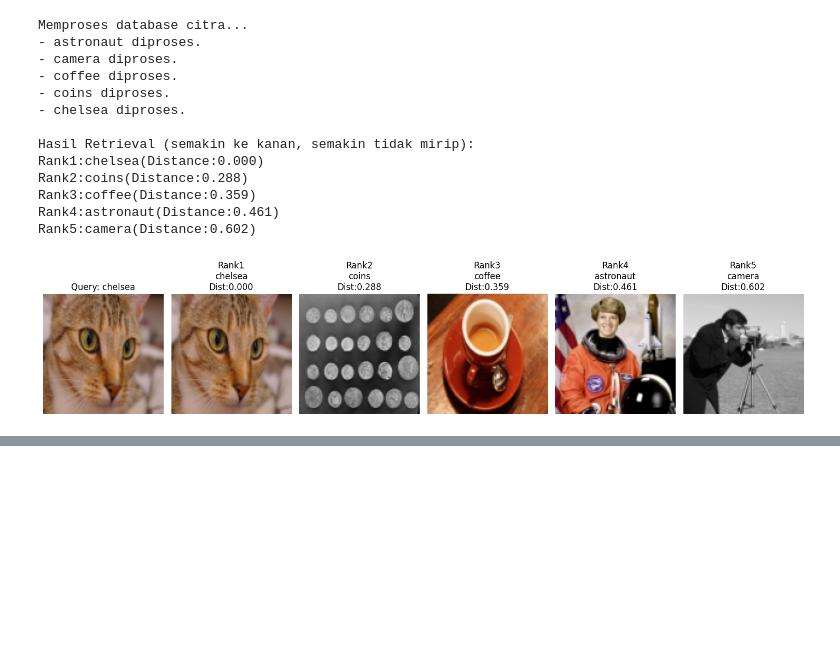
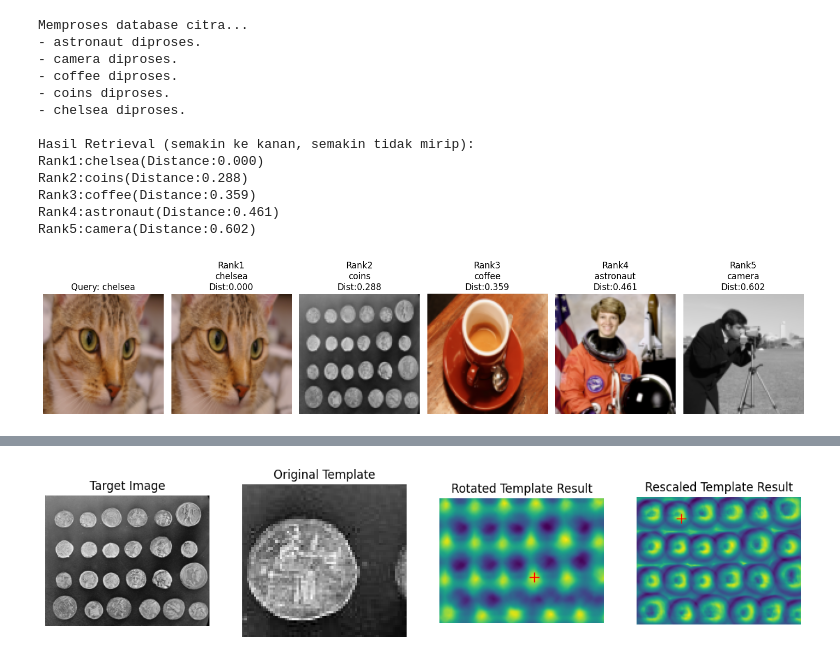
Before and after one commit to aninditarhm/2025_pengolahan_citra_ti2c, a Jupyter notebook: Jobsheet_05.ipynb, the cells around one changed output, grey strips where cells are left out. Drawn from its saved outputs; the diff is of its cells as text; code cells hidden in the pictures; blank space fills up the shorter version.

```diff
--- a/Jobsheet_05.ipynb
+++ b/Jobsheet_05.ipynb
@@ -347,0 +494,80 @@ Rank5:camera(Distance:0.602)
+# %%
+import numpy as np
+import matplotlib.pyplot as plt
+from skimage import data
+from skimage.feature import match_template
+from skimage.transform import rotate, rescale
+
+# 1. Muat citra target dan buat/muat citra template
+image = data.coins()
+
+# Ambil salah satu koin sebagai template (sesuaikan koordinat jika perlu)
+template = image[15:80, 190:260]
+
+# 2. Lakukan template matching menggunakan Normalized Cross-Correlation (metode default)
+
+# A. Rotasi template
+template_rot = rotate(template, 45)  # rotasi 45 derajat
+
+# B. Rescale template (ubah ukuran)
+template_rescaled = rescale(template, 0.5)  # setengah ukuran
+
+# Lakukan pencocokan dengan template yang telah diubah (rotasi dan perubahan ukuran)
+result_rot = match_template(image, template_rot)
+result_rescaled = match_template(image, template_rescaled)
+
+# 3. Temukan lokasi dengan skor matching tertinggi
+ij_rot = np.unravel_index(np.argmax(result_rot), result_rot.shape)
+x_rot, y_rot = ij_rot[::-1]
+
+ij_rescaled = np.unravel_index(np.argmax(result_rescaled), result_rescaled.shape)
+x_rescaled, y_rescaled = ij_rescaled[::-1]
+
+# 4. Visualisasi hasil
+fig, ax = plt.subplots(1, 4, figsize=(14, 6))
+
+# Tampilkan citra asli dan template yang telah diubah
+ax[0].imshow(image, cmap='gray')
+ax[0].set_title('Target Image')
+ax[0].set_axis_off()
+
+ax[1].imshow(template, cmap='gray')
+ax[1].set_title('Original Template')
+ax[1].set_axis_off()
+
+# Heatmap untuk template yang telah dirotasi
+ax[2].imshow(result_rot, cmap='viridis')
+ax[2].set_title('Rotated Template Result')
+ax[2].set_axis_off()
+
+# Heatmap untuk template yang telah diubah ukuran
+ax[3].imshow(result_rescaled, cmap='viridis')
+ax[3].set_title('Rescaled Template Result')
+ax[3].set_axis_off()
+
+# Tandai lokasi terbaik pada heatmap
+ax[2].plot(x_rot, y_rot, 'r+', markersize=10)
+ax[3].plot(x_rescaled, y_rescaled, 'r+', markersize=10)
+
+# Menampilkan kotak di lokasi terbaik pada citra asli (di plot terpisah agar lebih jelas)
+fig2, ax_main = plt.subplots(figsize=(6, 6))
+ax_main.imshow(image, cmap='gray')
+ax_main.set_title('Rotated and Rescaled Template Found')
+ax_main.set_axis_off()
+
+# Kotak untuk template yang dirotasi
+h_rot, w_rot = template_rot.shape
+rect_rot = plt.Rectangle((x_rot, y_rot), w_rot, h_rot, edgecolor='r', facecolor='none', lw=2)
+ax_main.add_patch(rect_rot)
+
+# Kotak untuk template yang diubah ukuran
+h_rescaled, w_rescaled = template_rescaled.shape
+rect_rescaled = plt.Rectangle((x_rescaled, y_rescaled), w_rescaled, h_rescaled, edgecolor='g', facecolor='none', lw=2)
+ax_main.add_patch(rect_rescaled)
+
+plt.show()
+
+print(f"Template ditemukan di koordinat (x,y) untuk rotasi: ({x_rot}, {y_rot})")
+print(f"Template ditemukan di koordinat (x,y) untuk rescale: ({x_rescaled}, {y_rescaled})")
+# %% [output]
+[figure, added]
```
Also changed, not shown: parts of 4 cells of this notebook.
